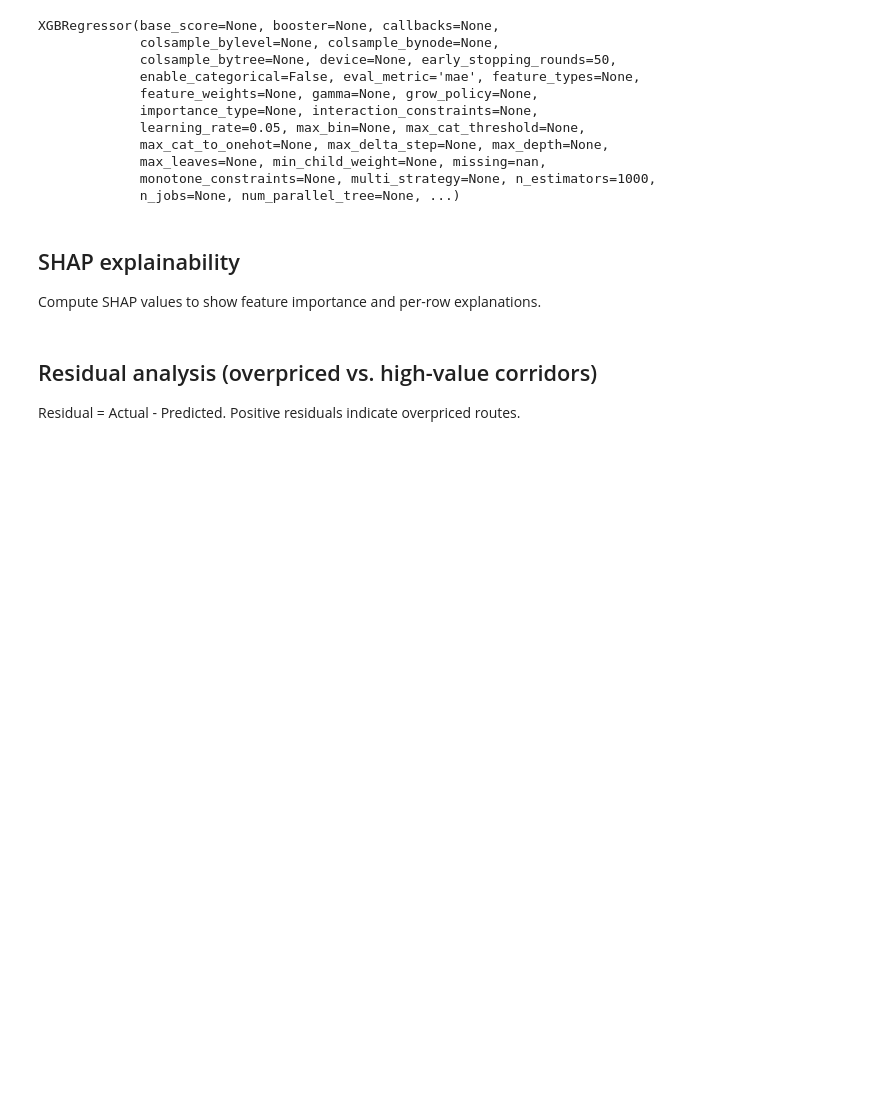
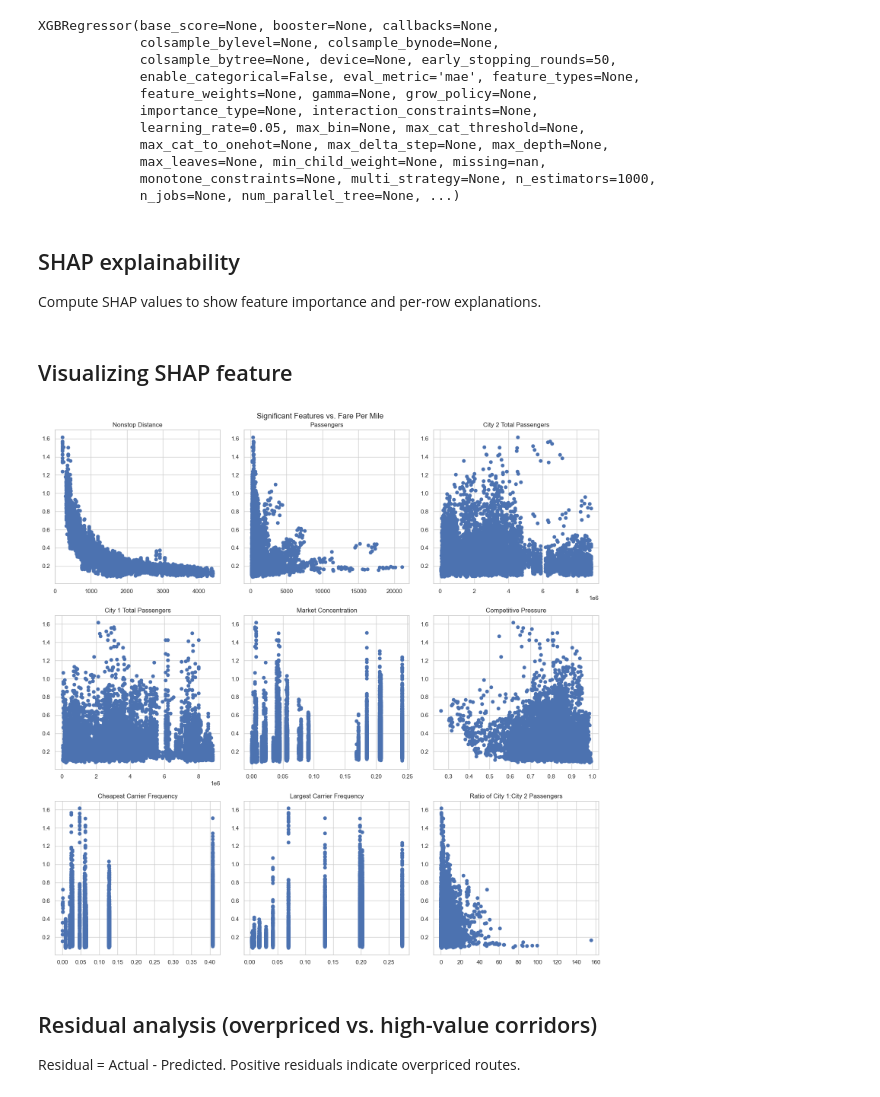
Before and after one commit to andrew-canada/FlightID, a Jupyter notebook: notebooks/fare_explainer.ipynb, the cells around one changed output. Saved outputs shown, nothing was run; the diff lists cells and outputs as text; code cells hidden in the pictures; blank space fills up the shorter version.

```diff
--- a/notebooks/fare_explainer.ipynb
+++ b/notebooks/fare_explainer.ipynb
@@ -125,6 +162,45 @@ Compute SHAP values to show feature importance and per-row explanations.
 # %%
 # 6. SHAP Analysis
 compute_shap(model, X_test, 'shap_summary.png')
+# %% [markdown]
+## Visualizing SHAP feature
+# %%
+y_plot = df["fare_per_mile"]
+
+fig, plot = plt.subplots(3, 3, figsize = (15, 15))
+fig.suptitle("Significant Features vs. Fare Per Mile")
+
+plot[0,0].scatter(df["nkm"], y_plot)
+plot[0,0].set_title("Nonstop Distance")
+
+plot[0,1].scatter(df["passengers_clean"], y_plot)
+plot[0,1].set_title("Passengers")
+
+plot[0,2].scatter(df["dest_total"], y_plot)
+plot[0,2].set_title("City 2 Total Passengers")
+
+plot[1,0].scatter(df["orig_total"], y_plot)
+plot[1,0].set_title("City 1 Total Passengers")
+
+plot[1,1].scatter(df["market_concentration"], y_plot)
+plot[1,1].set_title("Market Concentration")
+
+plot[1,2].scatter(df["competitive_pressure"], y_plot)
+plot[1,2].set_title("Competitive Pressure")
+
+plot[2,0].scatter(df["carrier_low_freq"], y_plot)
+plot[2,0].set_title("Cheapest Carrier Frequency")
+
+plot[2,1].scatter(df["carrier_lg_freq"], y_plot)
+plot[2,1].set_title("Largest Carrier Frequency")
+
+plot[2,2].scatter(df["hub_ratio"], y_plot)
+plot[2,2].set_title("Ratio of City 1:City 2 Passengers")
+
+plt.tight_layout()
+plt.savefig("shap_features_vs_fare.png")
+# %% [output]
+[figure, added]
 # %% [markdown]
 ## Residual analysis (overpriced vs. high-value corridors)
 Residual = Actual - Predicted. Positive residuals indicate overpriced routes.
```
Also changed, not shown: parts of 3 cells of this notebook, 6 other files.
